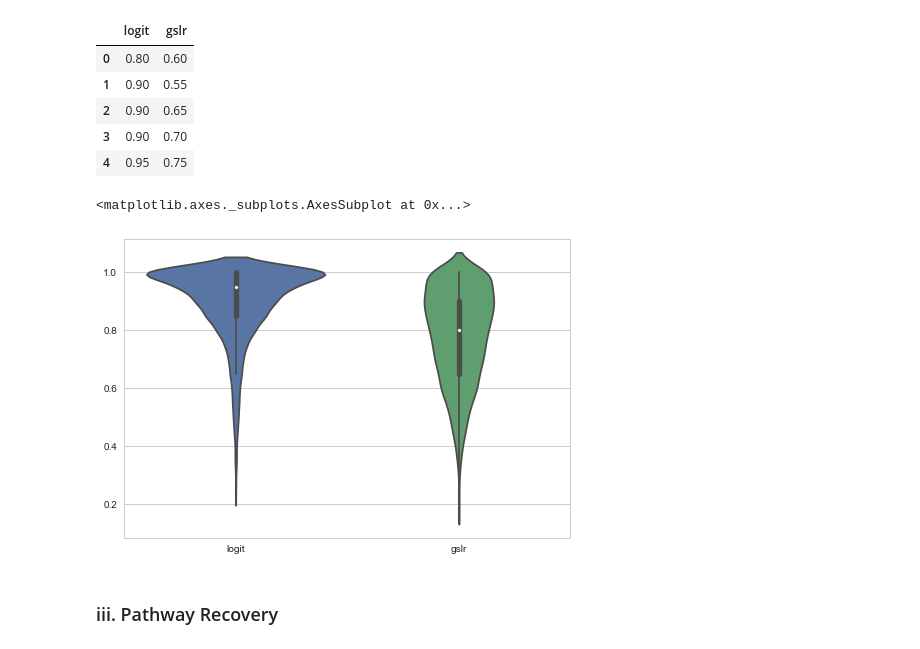
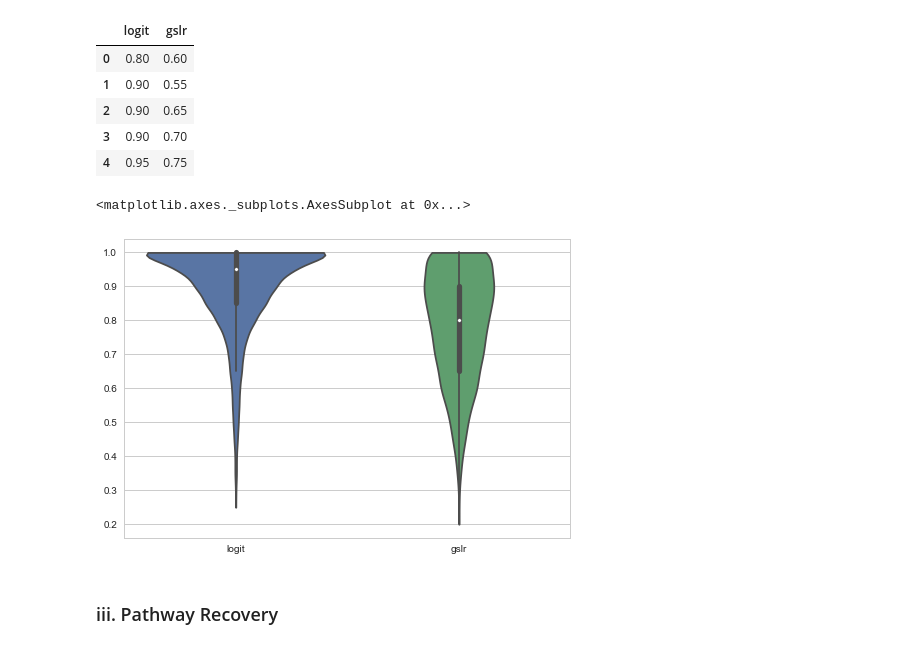
Before and after one commit to fraenkel-lab/GSLR, a Jupyter notebook: analysis/Logit_vs_GSLR.ipynb, the cells around one changed output. Saved outputs shown, nothing was run; the diff lists cells and outputs as text; code cells hidden in the pictures.

```diff
--- a/analysis/Logit_vs_GSLR.ipynb
+++ b/analysis/Logit_vs_GSLR.ipynb
@@ -83,10 +83,10 @@ accuracies.head()
 | 3 | 0.90 | 0.70 |
 | 4 | 0.95 | 0.75 |
 # %%
-sns.violinplot(data=accuracies)
+sns.violinplot(data=accuracies, cut=0)
 # %% [output]
 <matplotlib.axes._subplots.AxesSubplot at 0x...>
-[figure, old version]
+[figure, new version]
 # %% [markdown]
 ### iii. Pathway Recovery
 # %%
```
Also changed, not shown: parts of 5 cells of this notebook.
